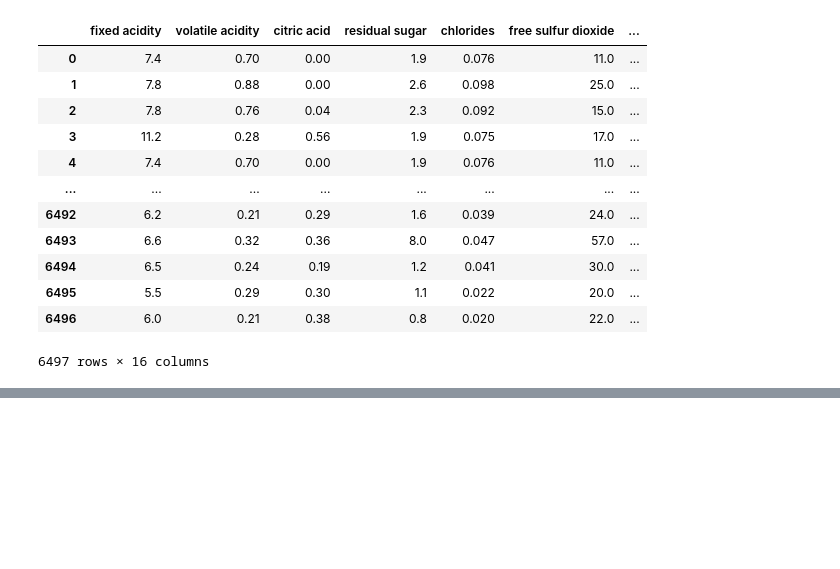
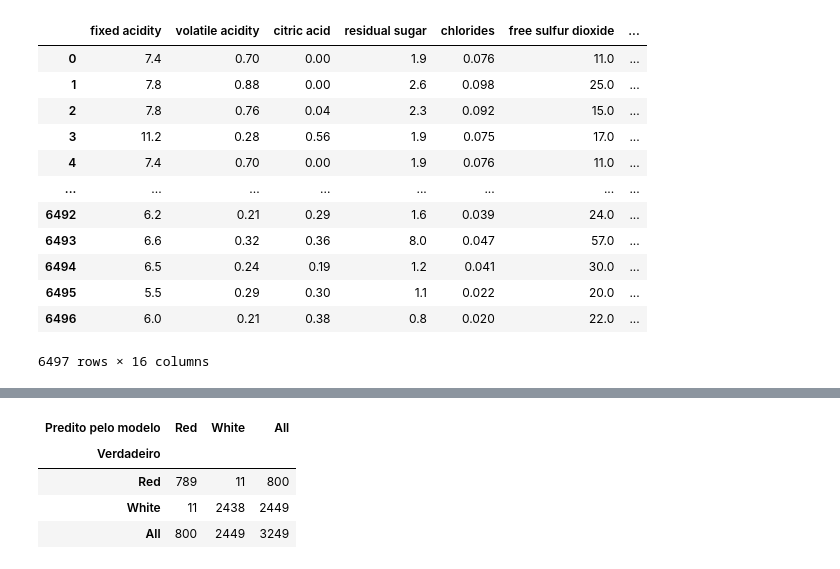
Before and after one commit to barbosarafael/DS_Avancado, a Jupyter notebook: wine_projeto/notebook_projeto.ipynb, the cells around one changed output, grey strips where cells are left out. Drawn from its saved outputs; the diff is of its cells as text; code cells hidden in the pictures; blank space fills up the shorter version.

```diff
--- a/wine_projeto/notebook_projeto.ipynb
+++ b/wine_projeto/notebook_projeto.ipynb
@@ -539,0 +514,16 @@ banco
+# %%
+#--- Standard
+
+numeric_features = ["fixed acidity", "volatile acidity", "citric acid", "residual sugar", "chlorides",
+                    "free sulfur dioxide", "total sulfur dioxide", "density", "pH", "sulphates", "alcohol"]
+
+numeric_transformer = Pipeline(steps=[("scaler", stand)])
+
+preprocessor = ColumnTransformer(
+    transformers=[
+        ('num', numeric_transformer, numeric_features)])
+
+model = Pipeline(steps = [('preprocessor', preprocessor),
+                      ('classifier', logistic)])
+
+model
@@ -539,0 +633,8 @@ banco
+# %%
+pd.crosstab(y_teste, y_pred, rownames = ["Verdadeiro"], colnames = ["Predito pelo modelo"], margins = True)
+# %% [output]
+| Predito pelo modelo | Red | White | All |
+| Verdadeiro |  |  |  |
+| Red | 789 | 11 | 800 |
+| White | 11 | 2438 | 2449 |
+| All | 800 | 2449 | 3249 |
```
Also changed, not shown: parts of 36 cells of this notebook, 1 other file.
